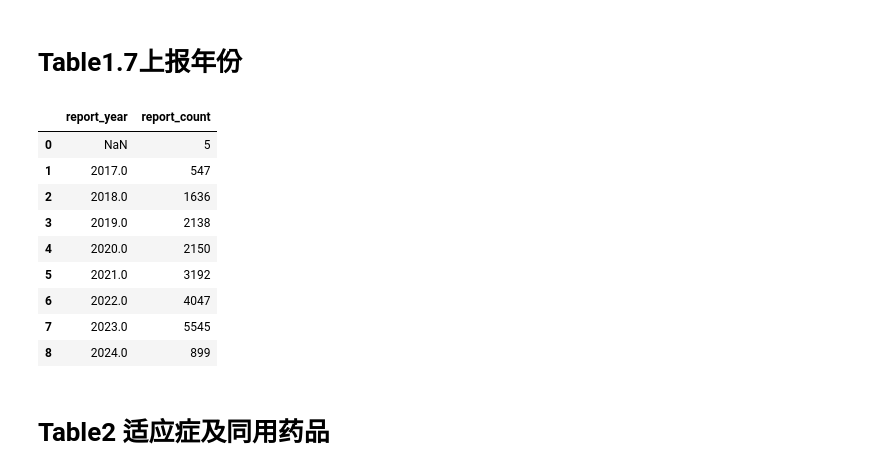
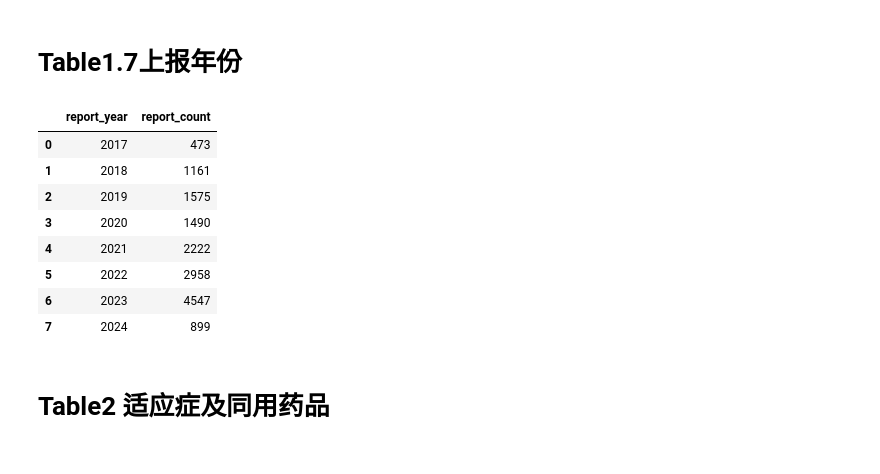
Before and after one commit to shikuncn/neksa-openfda-faers, a Jupyter notebook: index_compute/指标计算.ipynb, the cells around one changed output. Drawn from its saved outputs; the diff is of its cells as text; code cells hidden in the pictures.

```diff
--- a/index_compute/指标计算.ipynb
+++ b/index_compute/指标计算.ipynb
@@ -587,34 +703,34 @@ df_time_onset
 # %% [markdown]
 # Table1.7上报年份
 # %%
+##  REPT_DT 存在异常数据, 否则取：INIT_FDA_DT
 sql ='''
     SELECT
-        YEAR(REPT_DT) AS report_year,
+        YEAR(if(length(D.REPT_DT)<4, D.INIT_FDA_DT,D.REPT_DT)) AS report_year,
         COUNT(distinct D.PRIMARYID) AS report_count
     FROM
-        faers.faers_demo D
+        faers.demo_dedup D
     JOIN
         faers.ribo_drug_usage R
-    ON D.PRIMARYID = R.PRIMARYID
+    ON D.rn = 1 and D.PRIMARYID = R.PRIMARYID
     GROUP BY
         1
     ORDER BY
         1;
 '''
 
 df_rpt_year = pd.read_sql_query(sql, conn)
 df_rpt_year
 # %% [output]
 |  | report_year | report_count |
-| 0 | NaN | 5 |
-| 1 | 2017.0 | 547 |
-| 2 | 2018.0 | 1636 |
-| 3 | 2019.0 | 2138 |
-| 4 | 2020.0 | 2150 |
-| 5 | 2021.0 | 3192 |
-| 6 | 2022.0 | 4047 |
-| 7 | 2023.0 | 5545 |
-| 8 | 2024.0 | 899 |
+| 0 | 2017 | 473 |
+| 1 | 2018 | 1161 |
+| 2 | 2019 | 1575 |
+| 3 | 2020 | 1490 |
+| 4 | 2021 | 2222 |
+| 5 | 2022 | 2958 |
+| 6 | 2023 | 4547 |
+| 7 | 2024 | 899 |
 # %% [markdown]
 # Table2 适应症及同用药品
 # %% [markdown]
```
Also changed, not shown: parts of 18 cells of this notebook, 4 other files.
